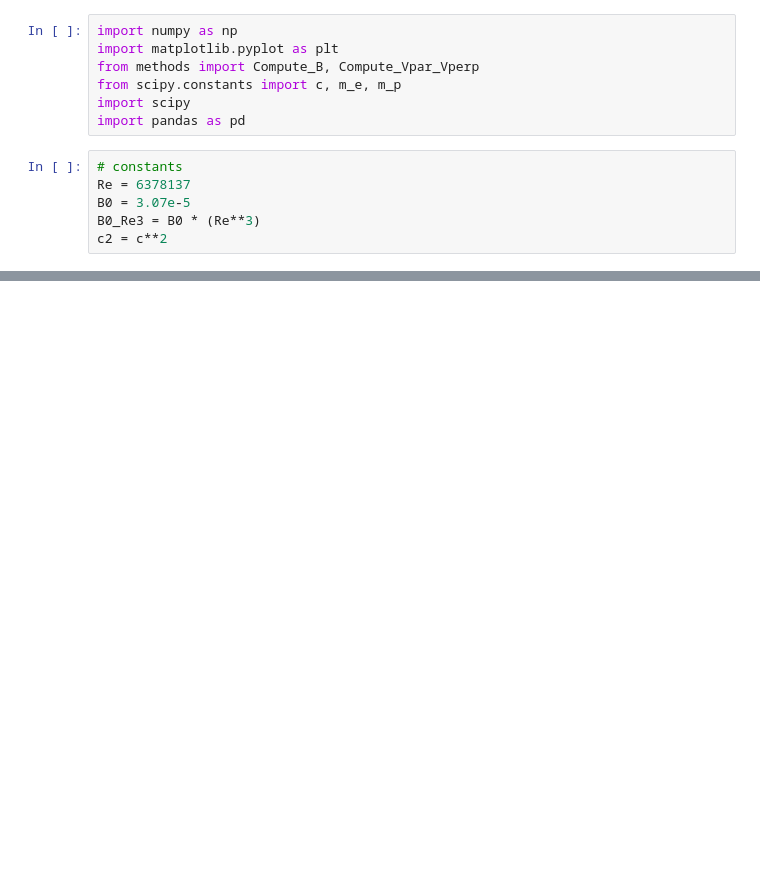
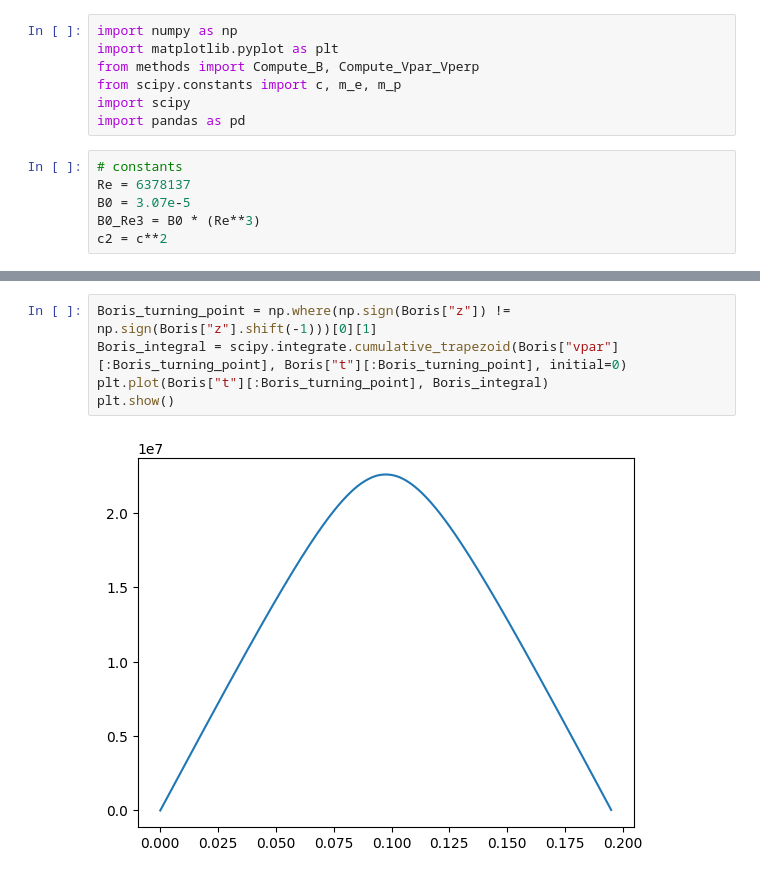
Before and after one commit to joaopedrobiu6/CompElectroMag, a Jupyter notebook: final/code/Analysis.ipynb, the cells around one changed output, grey strips where cells are left out. Drawn from its saved outputs; the diff is of its cells as text; blank space fills up the shorter version.

```diff
--- a/final/code/Analysis.ipynb
+++ b/final/code/Analysis.ipynb
@@ -77,0 +100,7 @@ plt.show()
+# %%
+Boris_turning_point = np.where(np.sign(Boris["z"]) != np.sign(Boris["z"].shift(-1)))[0][1]
+Boris_integral = scipy.integrate.cumulative_trapezoid(Boris["vpar"][:Boris_turning_point], Boris["t"][:Boris_turning_point], initial=0)
+plt.plot(Boris["t"][:Boris_turning_point], Boris_integral)
+plt.show()
+# %% [output]
+[figure, added]
```
Also changed, not shown: parts of 9 cells of this notebook, 12 other files.
